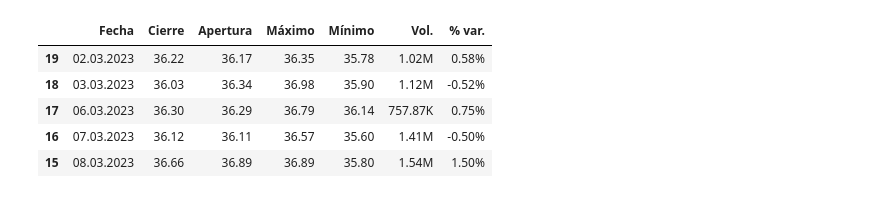
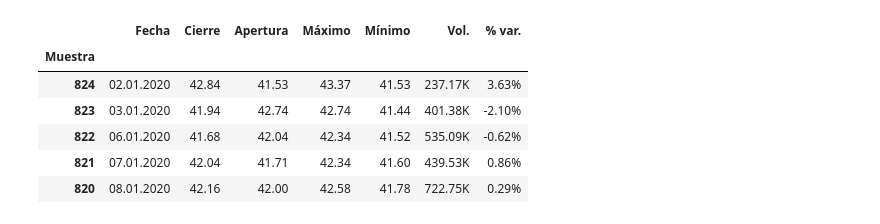
Before and after one commit to Techingopochtli/intro_to_machine_learning, a Jupyter notebook: bolsa_de_valores.ipynb, the cells around one changed output. Saved outputs shown, nothing was run; the diff lists cells and outputs as text; code cells hidden in the pictures.

```diff
--- a/bolsa_de_valores.ipynb
+++ b/bolsa_de_valores.ipynb
@@ -33,11 +8,13 @@ from selenium.webdriver.chrome.options import Options
 # %%
-df=pd.read_csv("/kaggle/input/bolsaa/Datos histricos BOLSAA.csv")
-df.sort_values(by="Fecha",inplace=True)
+df=pd.read_csv("/kaggle/input/time-series-bolsaa/Datos_histricos_BOLSAA_2020_2023 .csv")
+df.rename_axis("Muestra", inplace=True)
+df.sort_values(by="Muestra",ascending=False, inplace=True)
 df.head()
 # %% [output]
 |  | Fecha | Cierre | Apertura | Máximo | Mínimo | Vol. | % var. |
-| 19 | 02.03.2023 | 36.22 | 36.17 | 36.35 | 35.78 | 1.02M | 0.58% |
-| 18 | 03.03.2023 | 36.03 | 36.34 | 36.98 | 35.90 | 1.12M | -0.52% |
-| 17 | 06.03.2023 | 36.30 | 36.29 | 36.79 | 36.14 | 757.87K | 0.75% |
-| 16 | 07.03.2023 | 36.12 | 36.11 | 36.57 | 35.60 | 1.41M | -0.50% |
-| 15 | 08.03.2023 | 36.66 | 36.89 | 36.89 | 35.80 | 1.54M | 1.50% |
+| Muestra |  |  |  |  |  |  |  |
+| 824 | 02.01.2020 | 42.84 | 41.53 | 43.37 | 41.53 | 237.17K | 3.63% |
+| 823 | 03.01.2020 | 41.94 | 42.74 | 42.74 | 41.44 | 401.38K | -2.10% |
+| 822 | 06.01.2020 | 41.68 | 42.04 | 42.34 | 41.52 | 535.09K | -0.62% |
+| 821 | 07.01.2020 | 42.04 | 41.71 | 42.34 | 41.60 | 439.53K | 0.86% |
+| 820 | 08.01.2020 | 42.16 | 42.00 | 42.58 | 41.78 | 722.75K | 0.29% |
```
Also changed, not shown: parts of 9 cells of this notebook.
